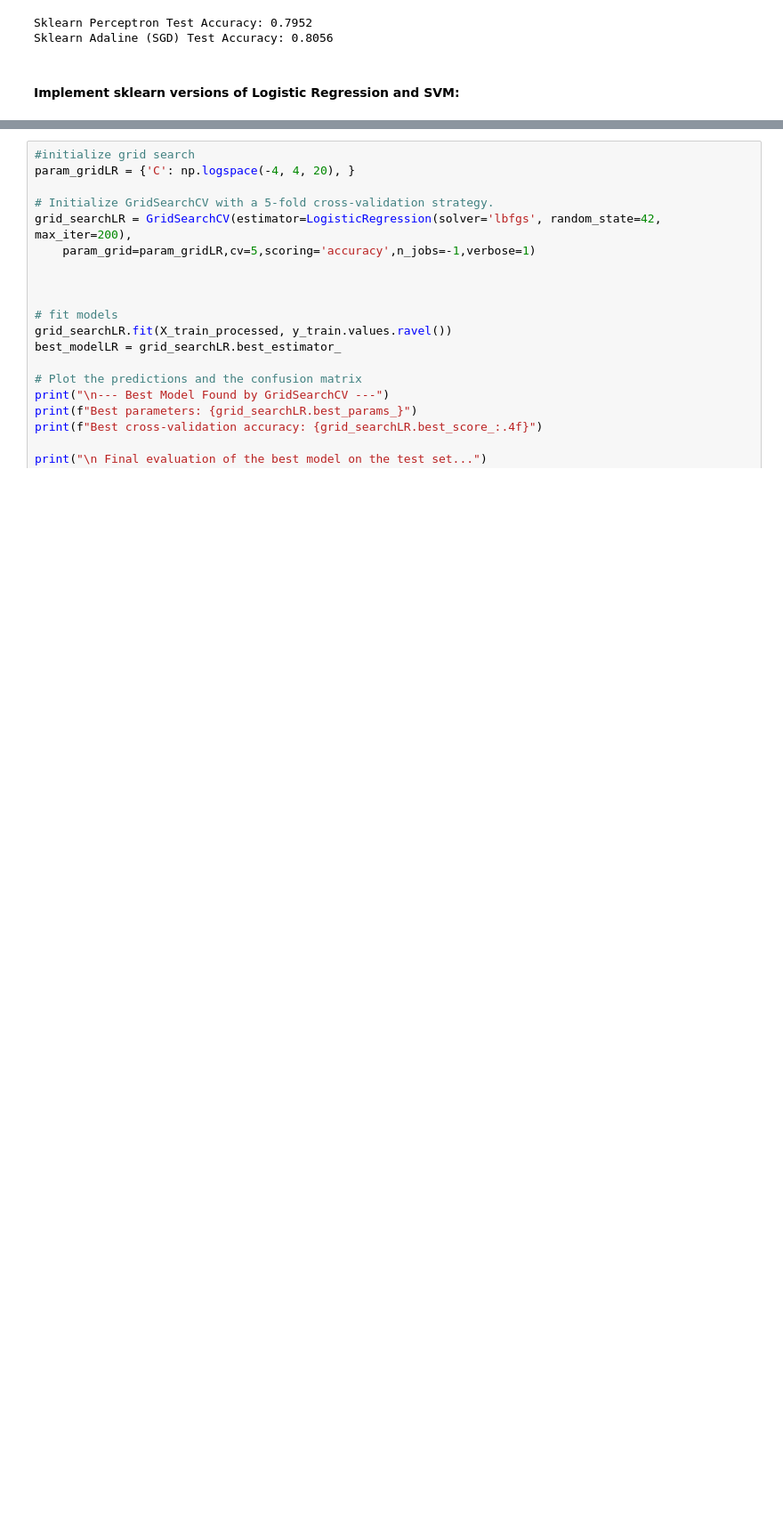
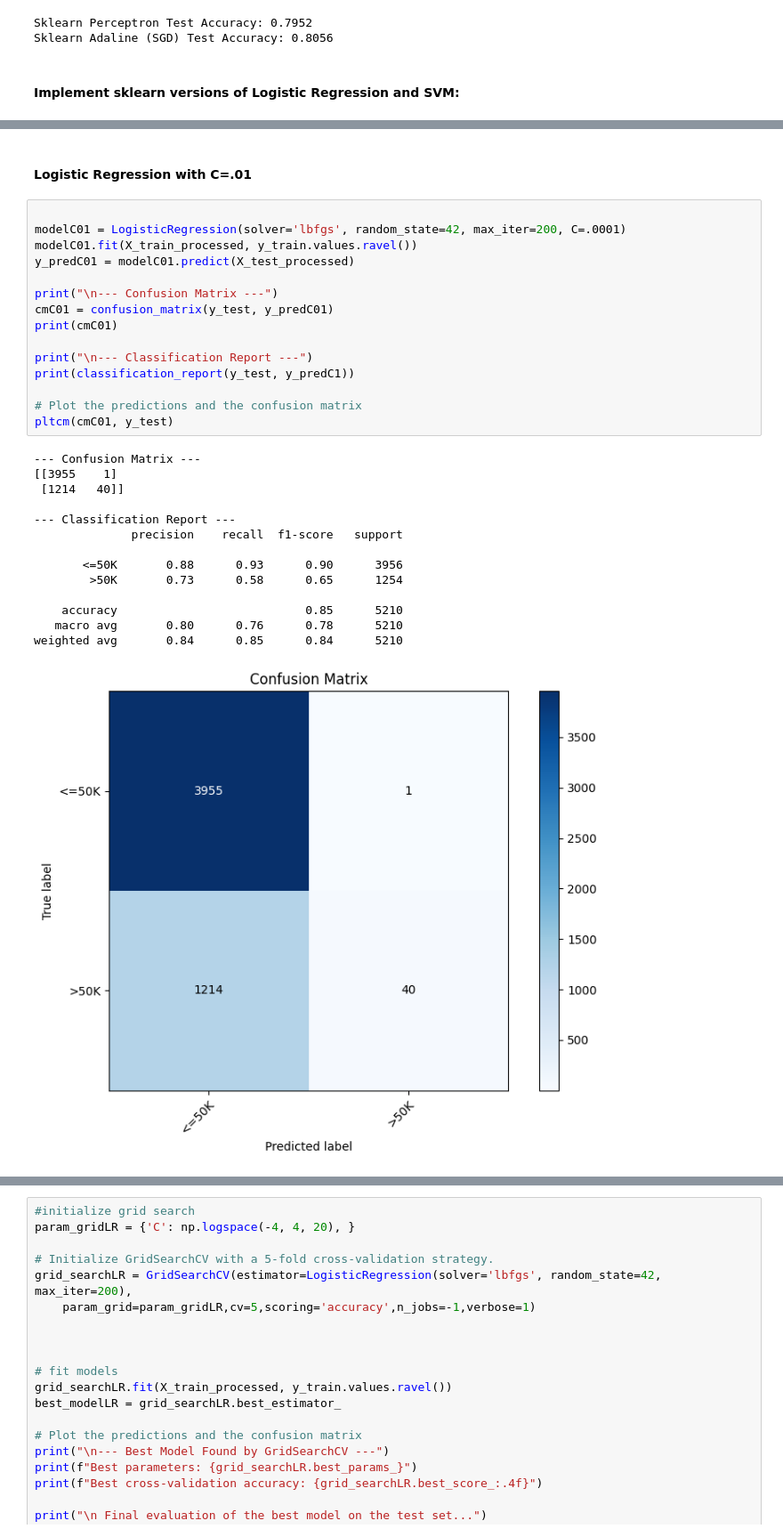
Before and after one commit to cmorris01/project1-foundations_of_classification_algorithms, a Jupyter notebook: notebooks/main.ipynb, the cells around one changed output, grey strips where cells are left out. Shown at 89% size. Saved outputs shown, nothing was run; the diff lists cells and outputs as text; blank space fills up the shorter version.

```diff
--- a/notebooks/main.ipynb
+++ b/notebooks/main.ipynb
@@ -200,0 +233,32 @@ Sklearn Adaline (SGD) Test Accuracy: 0.8056
+# %% [markdown]
+#### Logistic Regression with C=.01
+# %%
+
+modelC01 = LogisticRegression(solver='lbfgs', random_state=42, max_iter=200, C=.0001)
+modelC01.fit(X_train_processed, y_train.values.ravel())
+y_predC01 = modelC01.predict(X_test_processed)
+
+print("\n--- Confusion Matrix ---")
+cmC01 = confusion_matrix(y_test, y_predC01)
+print(cmC01)
+
+print("\n--- Classification Report ---")
+print(classification_report(y_test, y_predC1))
+
+# Plot the predictions and the confusion matrix
+pltcm(cmC01, y_test)
+# %% [output]
+--- Confusion Matrix ---
+[[3955    1]
+ [1214   40]]
+
+--- Classification Report ---
+              precision    recall  f1-score   support
+
+       <=50K       0.88      0.93      0.90      3956
+        >50K       0.73      0.58      0.65      1254
+
+    accuracy                           0.85      5210
+   macro avg       0.80      0.76      0.78      5210
+weighted avg       0.84      0.85      0.84      5210
+[figure, added]
```
Also changed, not shown: parts of 19 cells of this notebook.
